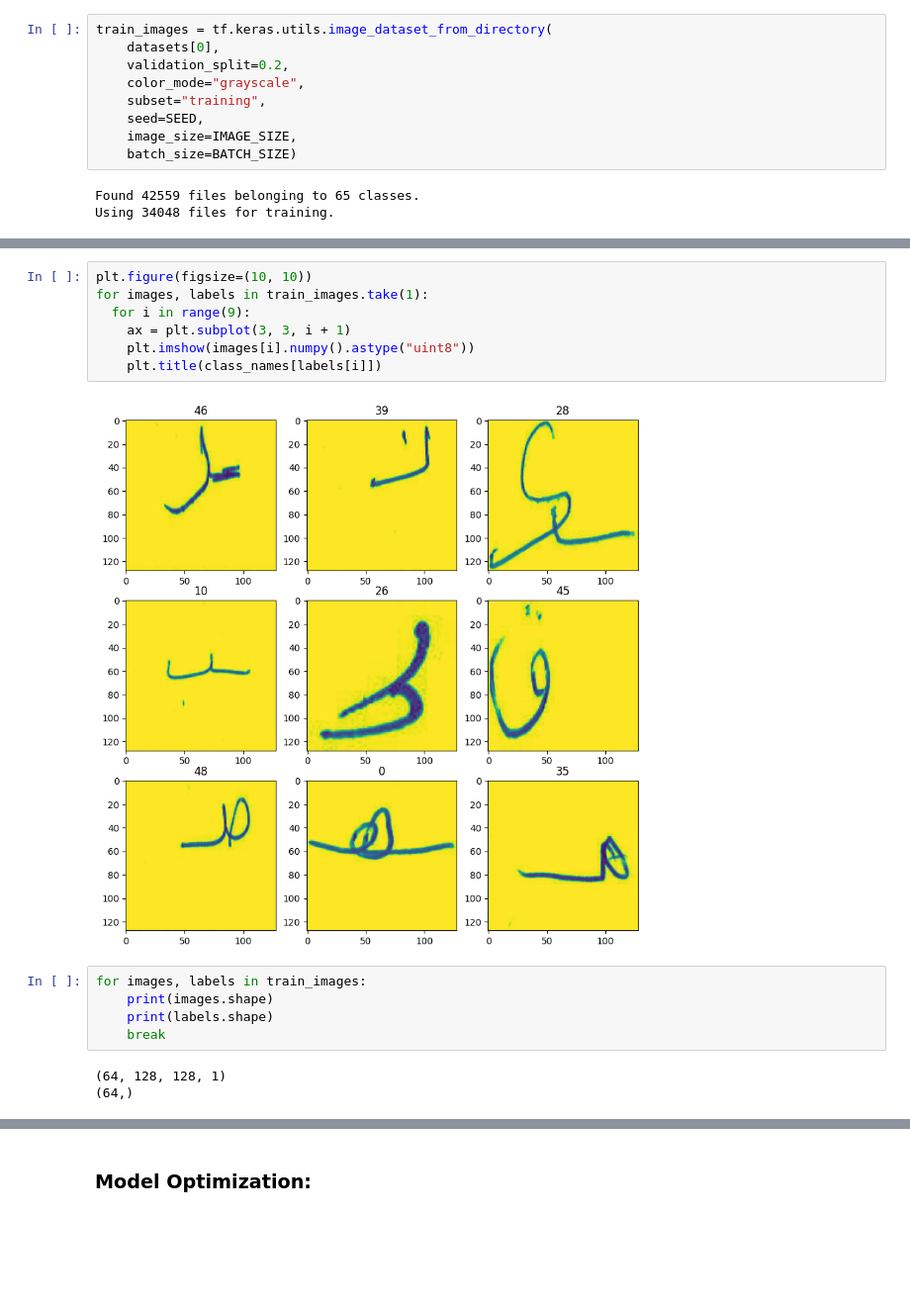
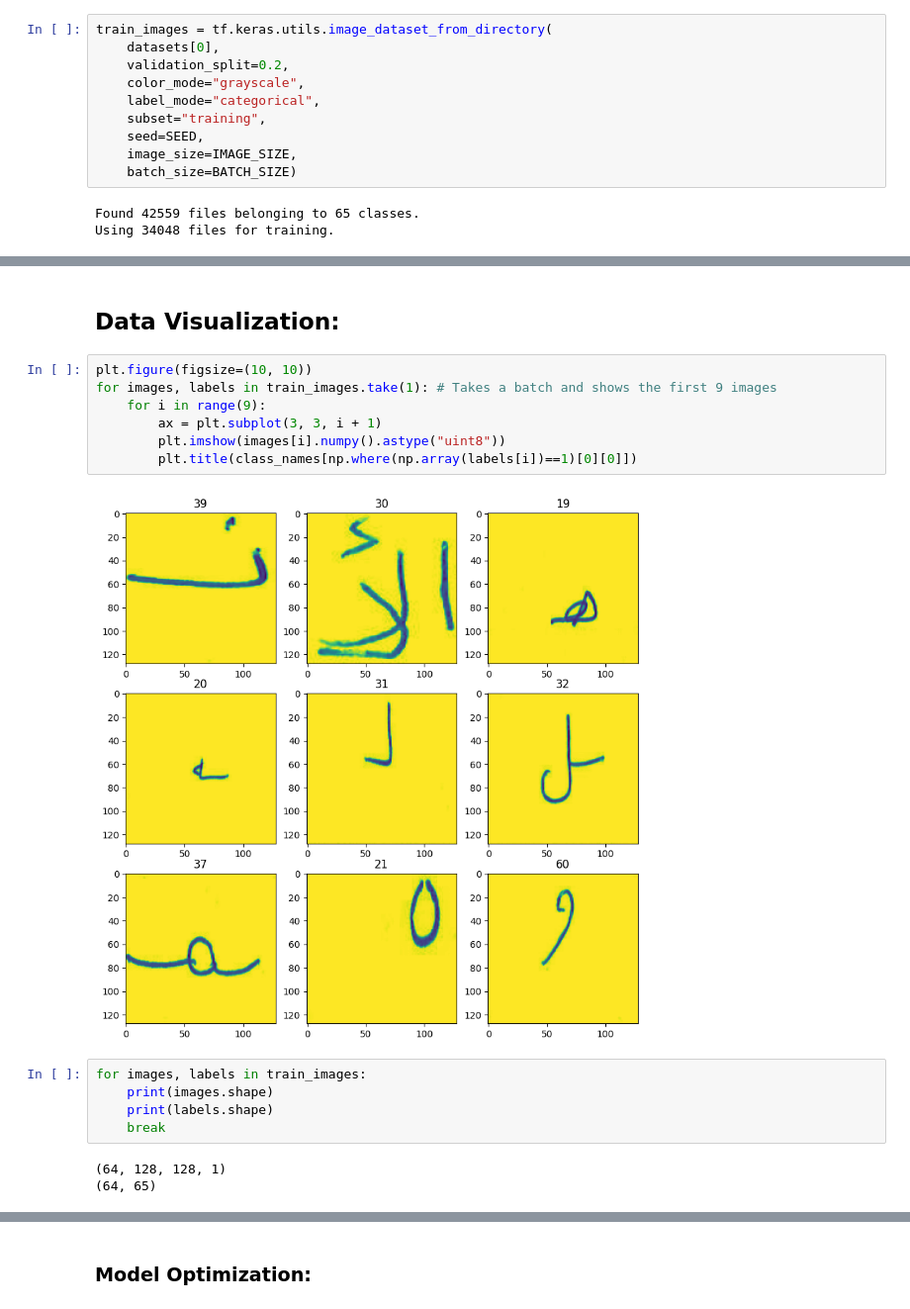
Before and after one commit to 37743/37743, a Jupyter notebook: nn-arabic-handwriting-320210207.ipynb, the cells around one changed output, grey strips where cells are left out. Shown: that part at 99% size. Saved outputs shown, nothing was run; the diff lists cells and outputs as text; blank space fills up the shorter version.

```diff
--- a/nn-arabic-handwriting-320210207.ipynb
+++ b/nn-arabic-handwriting-320210207.ipynb
@@ -58,6 +67,7 @@ train_images = tf.keras.utils.image_dataset_from_directory(
     datasets[0],
     validation_split=0.2,
     color_mode="grayscale",
+    label_mode="categorical",
     subset="training",
     seed=SEED,
     image_size=IMAGE_SIZE,
@@ -82,15 +96,17 @@ class_names = train_images.class_names
 print(class_names)
 # %% [output]
 ['0', '1', '10', '11', '12', '13', '14', '15', '16', '17', '18', '19', '2', '20', '21', '22', '23', '24', '25', '26', '27', '28', '29', '3', '30', '31', '32', '33', '34', '35', '36', '37', '38', '39', ...
+# %% [markdown]
+## Data Visualization:
 # %%
 plt.figure(figsize=(10, 10))
-for images, labels in train_images.take(1):
-  for i in range(9):
-    ax = plt.subplot(3, 3, i + 1)
-    plt.imshow(images[i].numpy().astype("uint8"))
-    plt.title(class_names[labels[i]])
+for images, labels in train_images.take(1): # Takes a batch and shows the first 9 images
+    for i in range(9):
+        ax = plt.subplot(3, 3, i + 1)
+        plt.imshow(images[i].numpy().astype("uint8"))
+        plt.title(class_names[np.where(np.array(labels[i])==1)[0][0]])
 # %% [output]
-[figure, old version]
+[figure, new version]
 # %%
 for images, labels in train_images:
     print(images.shape)
@@ -98,4 +114,4 @@ for images, labels in train_images:
     break
 # %% [output]
 (64, 128, 128, 1)
-(64,)
+(64, 65)
```
Also changed, not shown: parts of 34 cells of this notebook.
